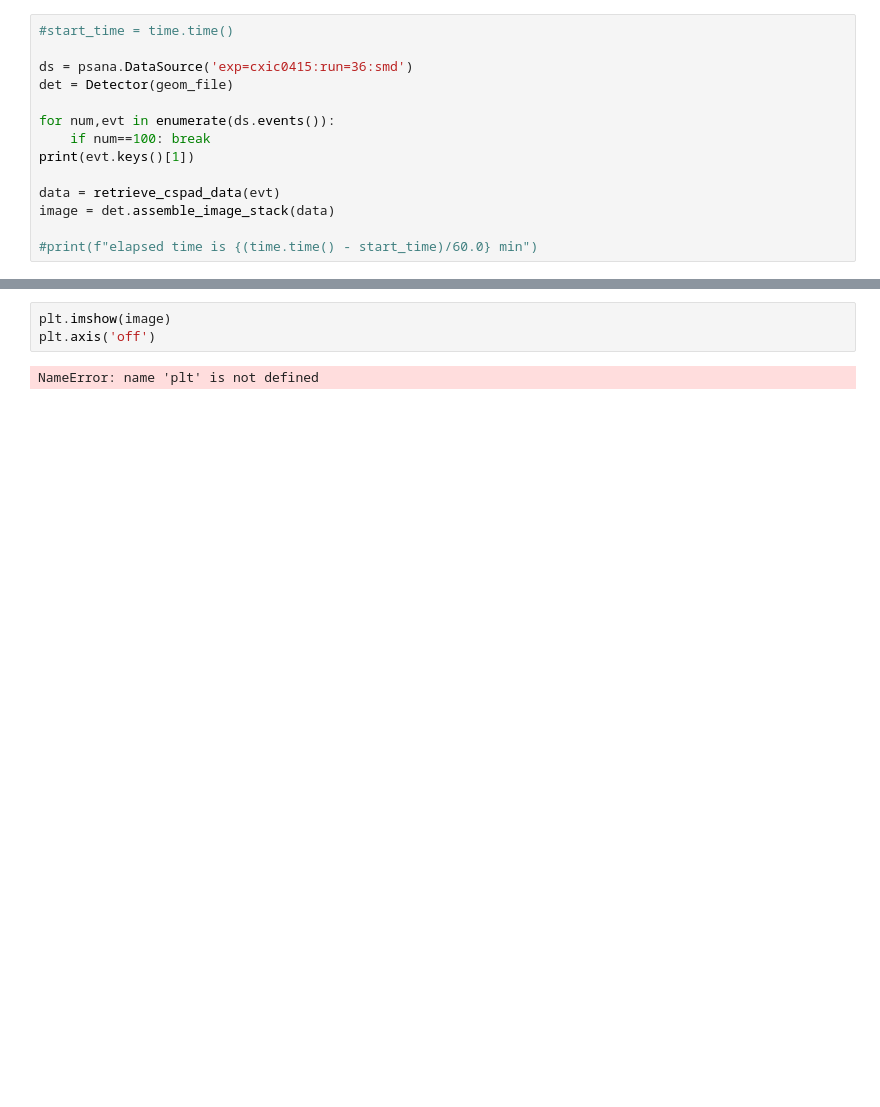
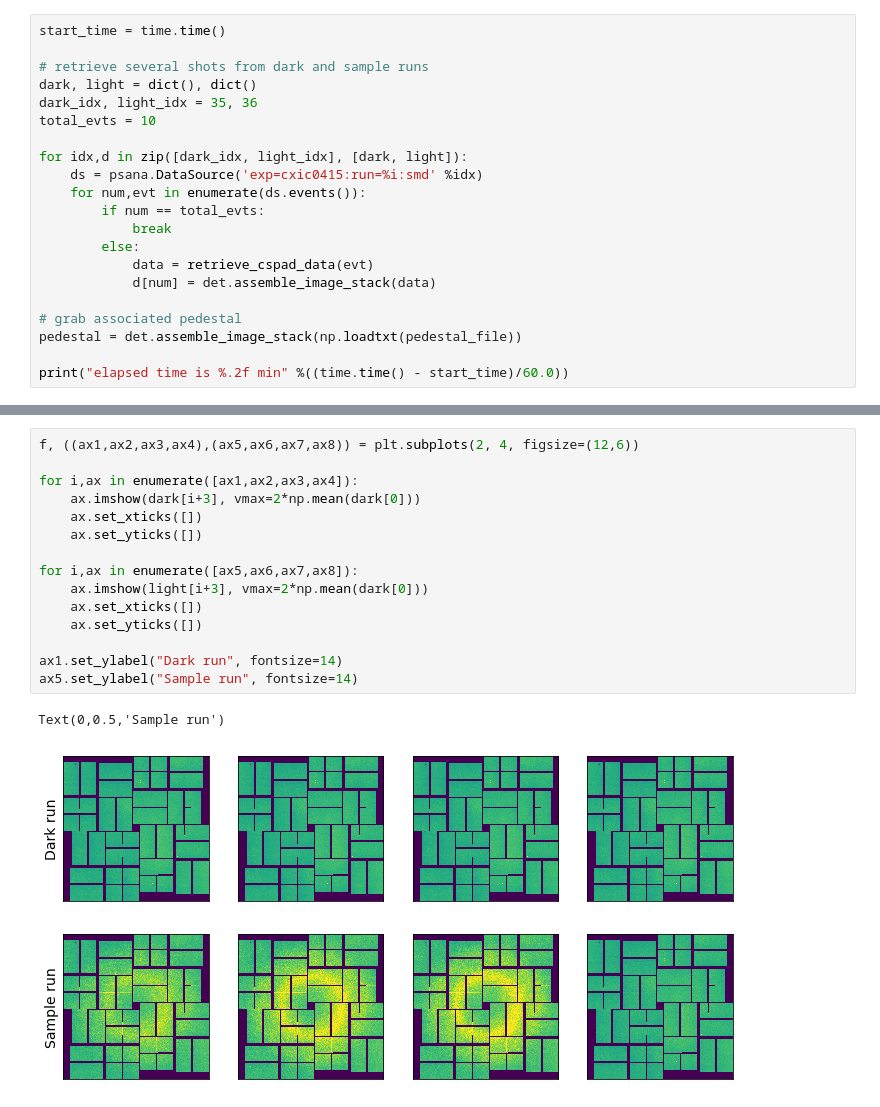
Before and after one commit to fredericpoitevin/lcls-run-digest, a Jupyter notebook: notebooks/WIP.ipynb, the cells around one changed output, grey strips where cells are left out. Cells and saved outputs as stored; diff of their text form; blank space fills up the shorter version.

Commit message:
updating data extraction from xtc example

```diff
--- a/notebooks/WIP.ipynb
+++ b/notebooks/WIP.ipynb
@@ -18,15 +89,22 @@ geom_file="/cds/data/psdm/cxi/cxic0415/calib/CsPad::CalibV1/CxiDs1.0:Cspad.0/geo
 # %%
-#start_time = time.time()
+start_time = time.time()
 
-ds = psana.DataSource('exp=cxic0415:run=36:smd')
-det = Detector(geom_file)
+# retrieve several shots from dark and sample runs
+dark, light = dict(), dict()
+dark_idx, light_idx = 35, 36
+total_evts = 10
 
-for num,evt in enumerate(ds.events()):
-    if num==100: break
-print(evt.keys()[1])
+for idx,d in zip([dark_idx, light_idx], [dark, light]):
+    ds = psana.DataSource('exp=cxic0415:run=%i:smd' %idx)
+    for num,evt in enumerate(ds.events()):
+        if num == total_evts:
+            break
+        else:
+            data = retrieve_cspad_data(evt)
+            d[num] = det.assemble_image_stack(data)
 
-data = retrieve_cspad_data(evt)
-image = det.assemble_image_stack(data)
+# grab associated pedestal
+pedestal = det.assemble_image_stack(np.loadtxt(pedestal_file))
 
-#print(f"elapsed time is {(time.time() - start_time)/60.0} min")
+print("elapsed time is %.2f min" %((time.time() - start_time)/60.0))
 # %% [output]
@@ -34,5 +112,18 @@ KeyError: 'Missing Detector: Source string not found in configStore: /cds/data/p
-# %%
-plt.imshow(image)
-plt.axis('off')
-# %% [output]
-NameError: name 'plt' is not defined
+# %%
+f, ((ax1,ax2,ax3,ax4),(ax5,ax6,ax7,ax8)) = plt.subplots(2, 4, figsize=(12,6))
+
+for i,ax in enumerate([ax1,ax2,ax3,ax4]):
+    ax.imshow(dark[i+3], vmax=2*np.mean(dark[0]))
+    ax.set_xticks([])
+    ax.set_yticks([])
+
+for i,ax in enumerate([ax5,ax6,ax7,ax8]):
+    ax.imshow(light[i+3], vmax=2*np.mean(dark[0]))
+    ax.set_xticks([])
+    ax.set_yticks([])
+
+ax1.set_ylabel("Dark run", fontsize=14)
+ax5.set_ylabel("Sample run", fontsize=14)
+# %% [output]
+Text(0,0.5,'Sample run')
+[figure, added]
```
Also changed, not shown: parts of 6 cells of this notebook.
